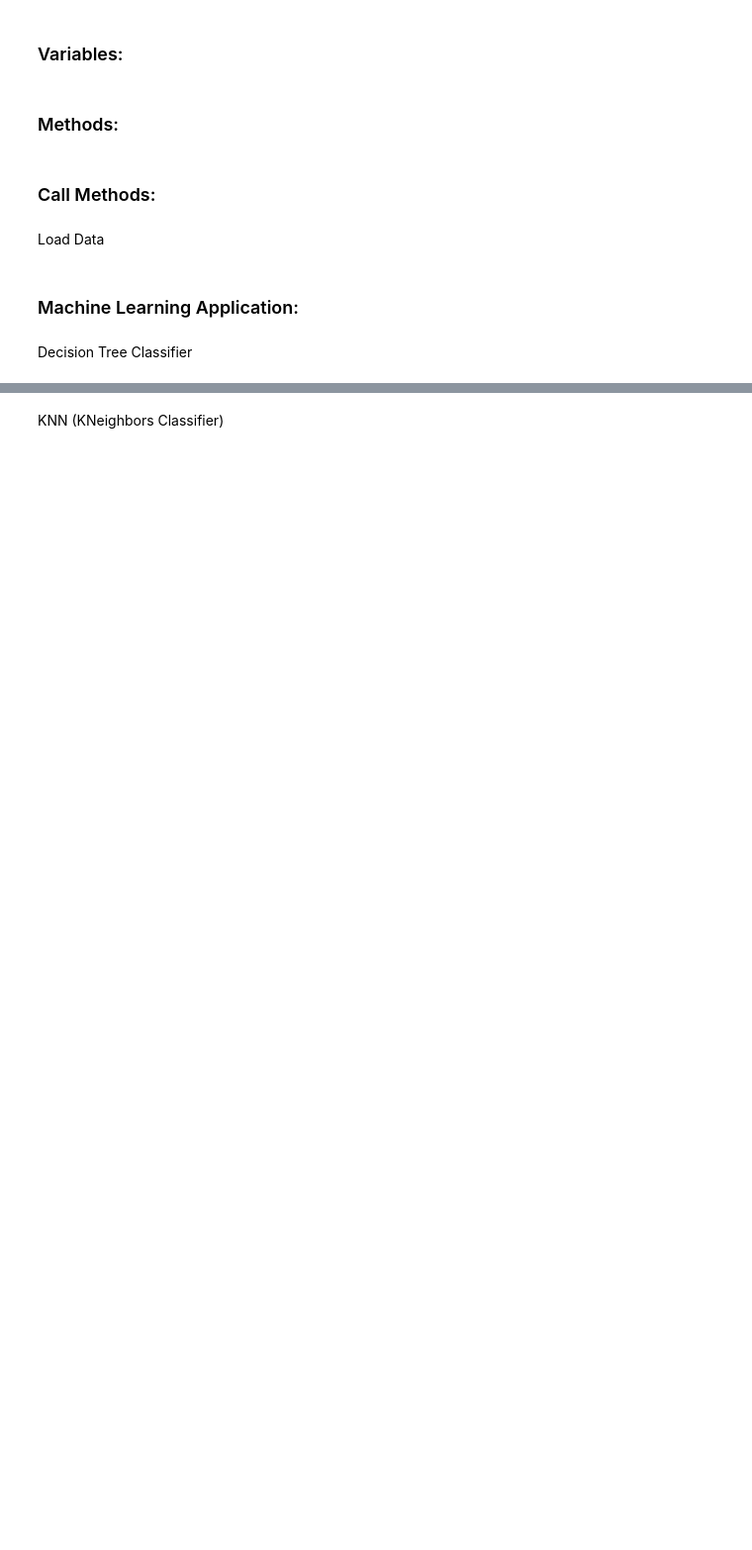
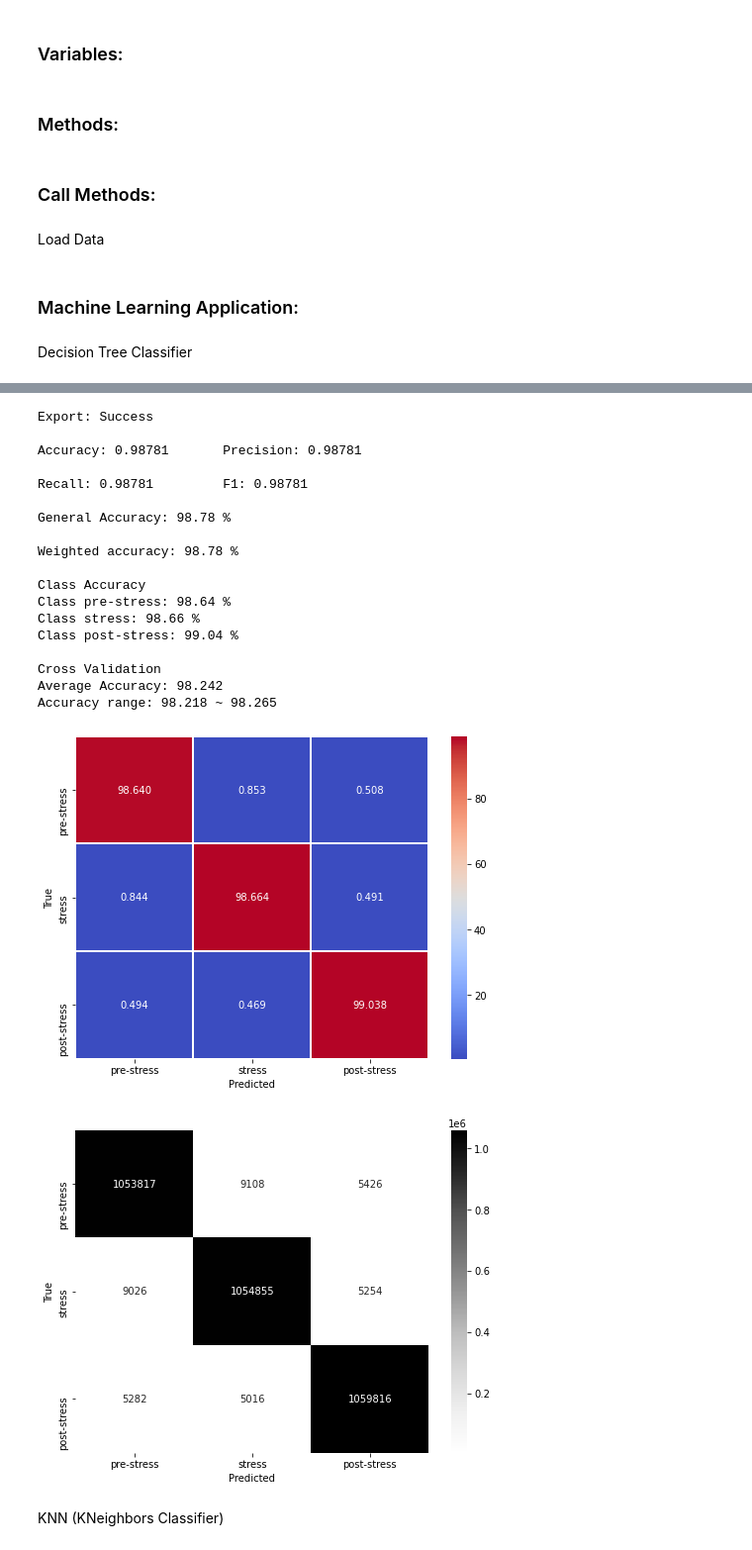
Before and after one commit to wrfrohlich/mars-module, a Jupyter notebook: scripts/08-machine-learning-application.ipynb, the cells around one changed output, grey strips where cells are left out. Shown at 99% size. Drawn from its saved outputs; the diff is of its cells as text; code cells hidden in the pictures; blank space fills up the shorter version.

Commit message:
Add cross validation
FEATURE: Add cross validation
Add export machine learning models

```diff
--- a/scripts/08-machine-learning-application.ipynb
+++ b/scripts/08-machine-learning-application.ipynb
@@ -139,6 +151,46 @@ def final_accuracy(y_test, y_predicted, classifier):
     f.write("Final accuracy: ")
     f.write(str('%.2f' %(score*100)))
     f.write("\n")
+# %%
+def cross_validation(model, classifier):
+    print('\nCross Validation')
+    SEED = 42
+
+    np.random.seed(SEED)
+    cv = KFold(n_splits = 5, shuffle = True)
+
+    results = cross_val_score(model, x_train,
+                              y_train, cv = cv, scoring = 'accuracy')
+
+    mean = results.mean()
+    dv = results.std()
+
+    string_out = "Average Accuracy: %.3f\n" % (mean*100)
+    string_out += "Accuracy range: %.3f ~ %.3f\n\n" % ((mean - 2*dv)*100, (mean + 2*dv)*100)
+
+    sys.stdout.write(string_out)
+
+    f = open('%s%s-cross-validation.txt' % (result_path, classifier), 'a')
+    f.write(string_out)
+# %%
+def export_model(model, classifier):
+    try:
+        pic.dump(model, open("%s%s.sav" % (result_path, classifier), 'wb'))
+        sys.stdout.write("Export: Success\n\n")
+    except TypeError:
+        sys.stdout.write("Export: Fail\n\n")
+        pass
+# %%
+def main(model, classifier):
+    model.fit(x_train,y_train)
+    export_model(model, classifier)
+    y_predicted=model.predict(x_test)
+    data_metrics[classifier] = get_metrics(y_test, y_predicted)
+    final_accuracy(y_test, y_predicted, classifier)
+    weighted_accuracy(y_test, y_predicted, classifier)
+    class_accuracy(y_test, y_predicted, classifier)
+    show_confusion_matrix(y_test, y_predicted, classifier, labels)
+    cross_validation(model, classifier)
 # %% [markdown]
 <H3>Call Methods:</H3>
 # %% [markdown]
@@ -178,2 +206,27 @@ Class stress: 99.95 %
+# %%
+classifier = 'decision-tree-classifier'
+model=DecisionTreeClassifier()
+main(model, classifier)
+# %% [output]
+Export: Success
+
+Accuracy: 0.98781       Precision: 0.98781
+
+Recall: 0.98781         F1: 0.98781
+
+General Accuracy: 98.78 %
+
+Weighted accuracy: 98.78 %
+
+Class Accuracy
+Class pre-stress: 98.64 %
+Class stress: 98.66 %
+Class post-stress: 99.04 %
+
+Cross Validation
+Average Accuracy: 98.242
+Accuracy range: 98.218 ~ 98.265
+[figure, added]
+[figure, added]
 # %% [markdown]
 KNN (KNeighbors Classifier)
```
Also changed, not shown: parts of 18 cells of this notebook.
